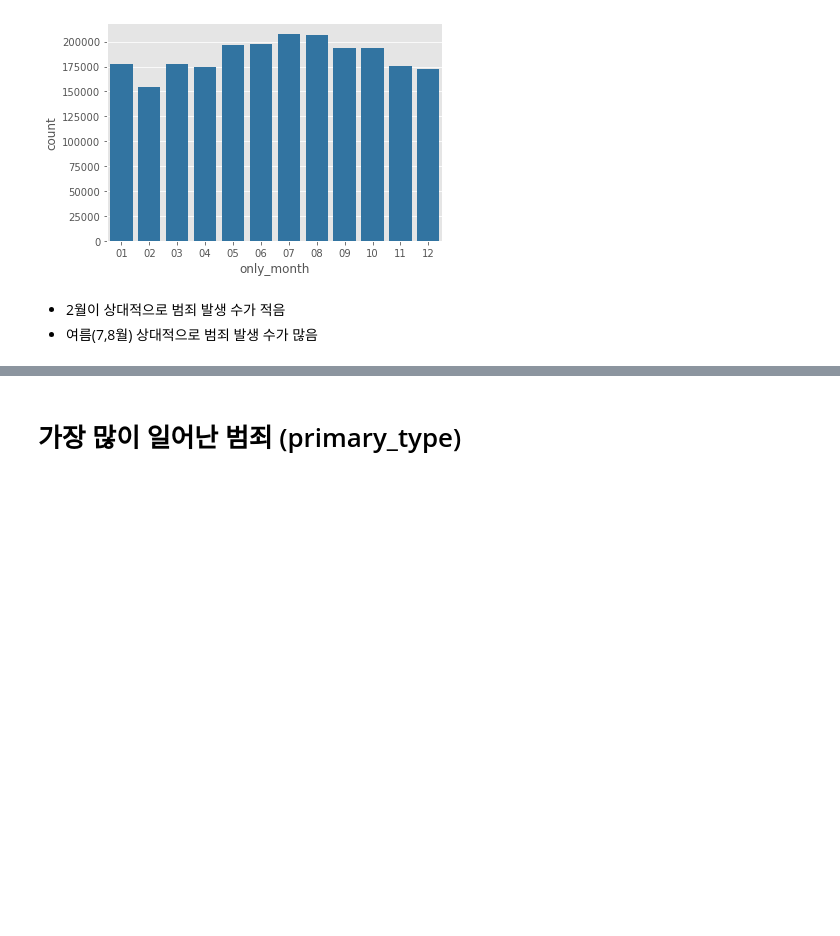
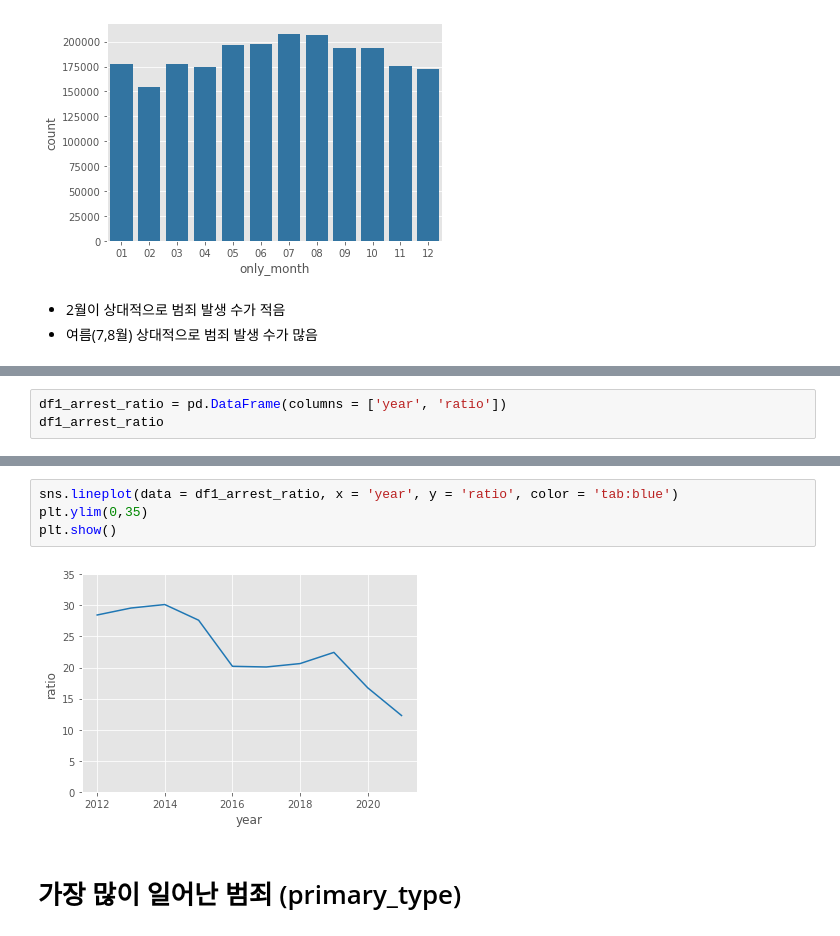
Before and after one commit to HAMJiyoung/chicago-crime-analysis, a Jupyter notebook: chicago-crime-analysis-upload.ipynb, the cells around one changed output, grey strips where cells are left out. Drawn from its saved outputs; the diff is of its cells as text; blank space fills up the shorter version.

```diff
--- a/chicago-crime-analysis-upload.ipynb
+++ b/chicago-crime-analysis-upload.ipynb
@@ -247,0 +334,3 @@ plt.show()
+# %%
+df1_arrest_ratio = pd.DataFrame(columns = ['year', 'ratio'])
+df1_arrest_ratio
@@ -248,3 +354,9 @@ plt.show()
+# %%
+sns.lineplot(data = df1_arrest_ratio, x = 'year', y = 'ratio', color = 'tab:blue')
+plt.ylim(0,35)
+plt.show()
+# %% [output]
+[figure, added]
 # %% [markdown]
 # 가장 많이 일어난 범죄 (primary_type)
 # %%
```
Also changed, not shown: parts of 104 cells of this notebook.
